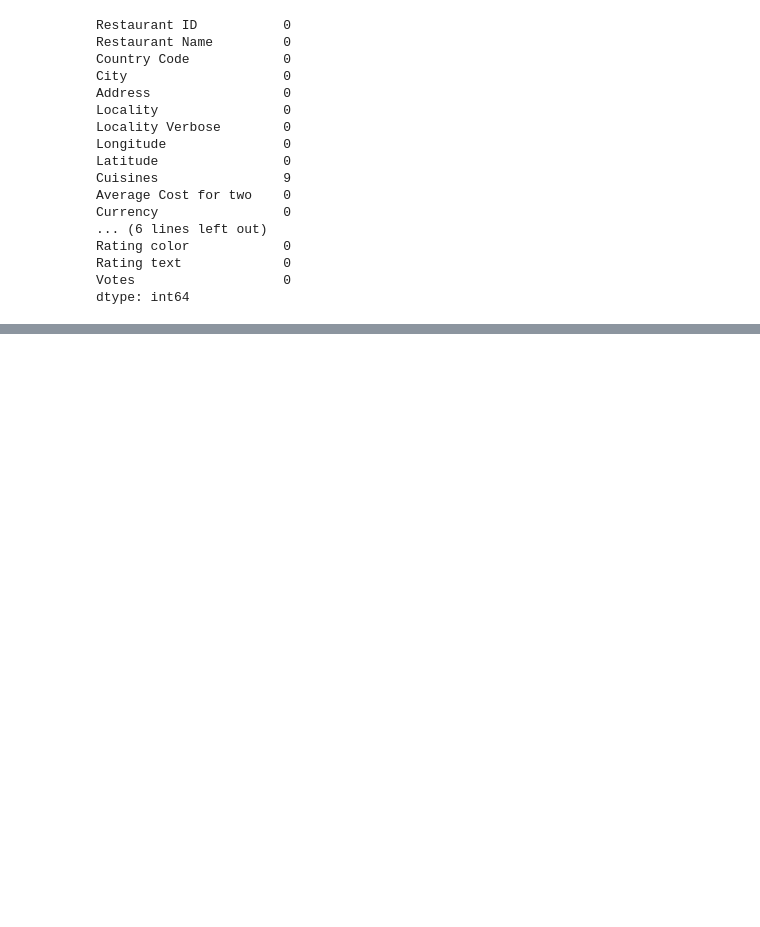
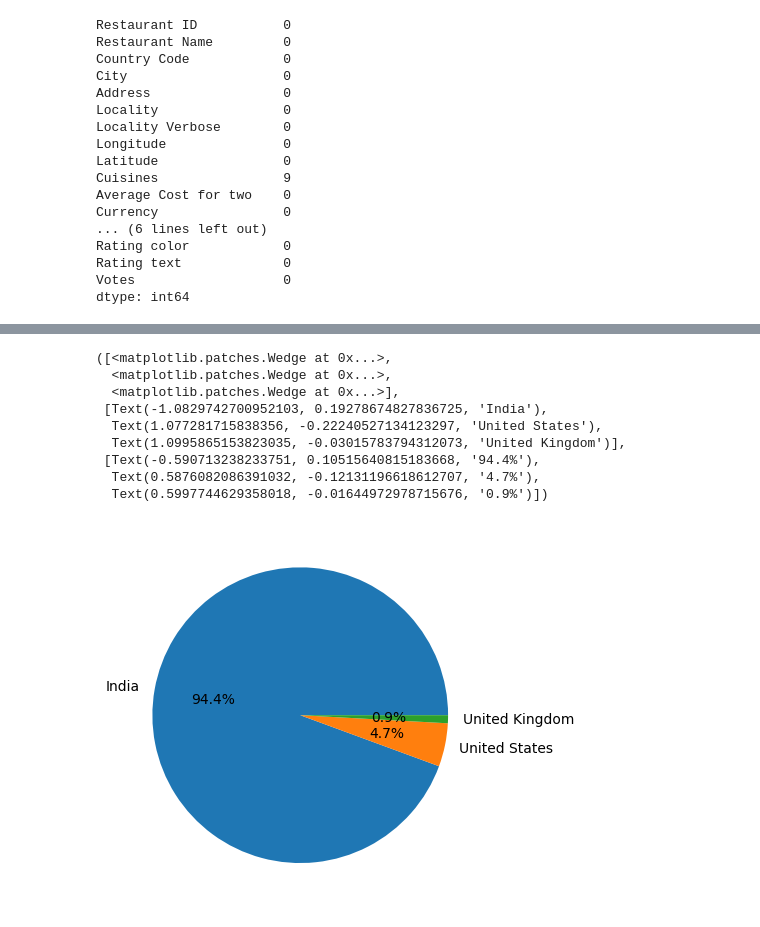
Before and after one commit to ZainDataS/EDAonZomatoDataset, a Jupyter notebook: Zomato_Dataset_EDA.ipynb, the cells around one changed output, grey strips where cells are left out. Drawn from its saved outputs; the diff is of its cells as text; code cells hidden in the pictures; blank space fills up the shorter version.

```diff
--- a/Zomato_Dataset_EDA.ipynb
+++ b/Zomato_Dataset_EDA.ipynb
@@ -88,0 +94,3 @@ dtype: int64
+# %%
+df_country = pd.read_excel('/content/drive/MyDrive/Zomatodataset/Country-Code.xlsx')
+df_country.head()
@@ -88,0 +108,3 @@ dtype: int64
+# %%
+final_df =pd.merge(df, df_country, on='Country Code', how='left') #merging both dataset on the basis of common column
+final_df.head()
@@ -88,0 +168,18 @@ dtype: int64
+# %%
+country_names = final_df.Country.value_counts().index
+# %%
+country_values= final_df.Country.value_counts().values
+# %%
+#Pie Chart for top 3 countries
+plt.pie(country_values[:3], labels=country_names[:3],autopct='%1.1f%%')
+# %% [output]
+([<matplotlib.patches.Wedge at 0x...>,
+  <matplotlib.patches.Wedge at 0x...>,
+  <matplotlib.patches.Wedge at 0x...>],
+ [Text(-1.0829742700952103, 0.19278674827836725, 'India'),
+  Text(1.077281715838356, -0.22240527134123297, 'United States'),
+  Text(1.0995865153823035, -0.03015783794312073, 'United Kingdom')],
+ [Text(-0.590713238233751, 0.10515640815183668, '94.4%'),
+  Text(0.5876082086391032, -0.12131196618612707, '4.7%'),
+  Text(0.5997744629358018, -0.01644972978715676, '0.9%')])
+[figure, added]
```
Also changed, not shown: parts of 9 cells of this notebook.
